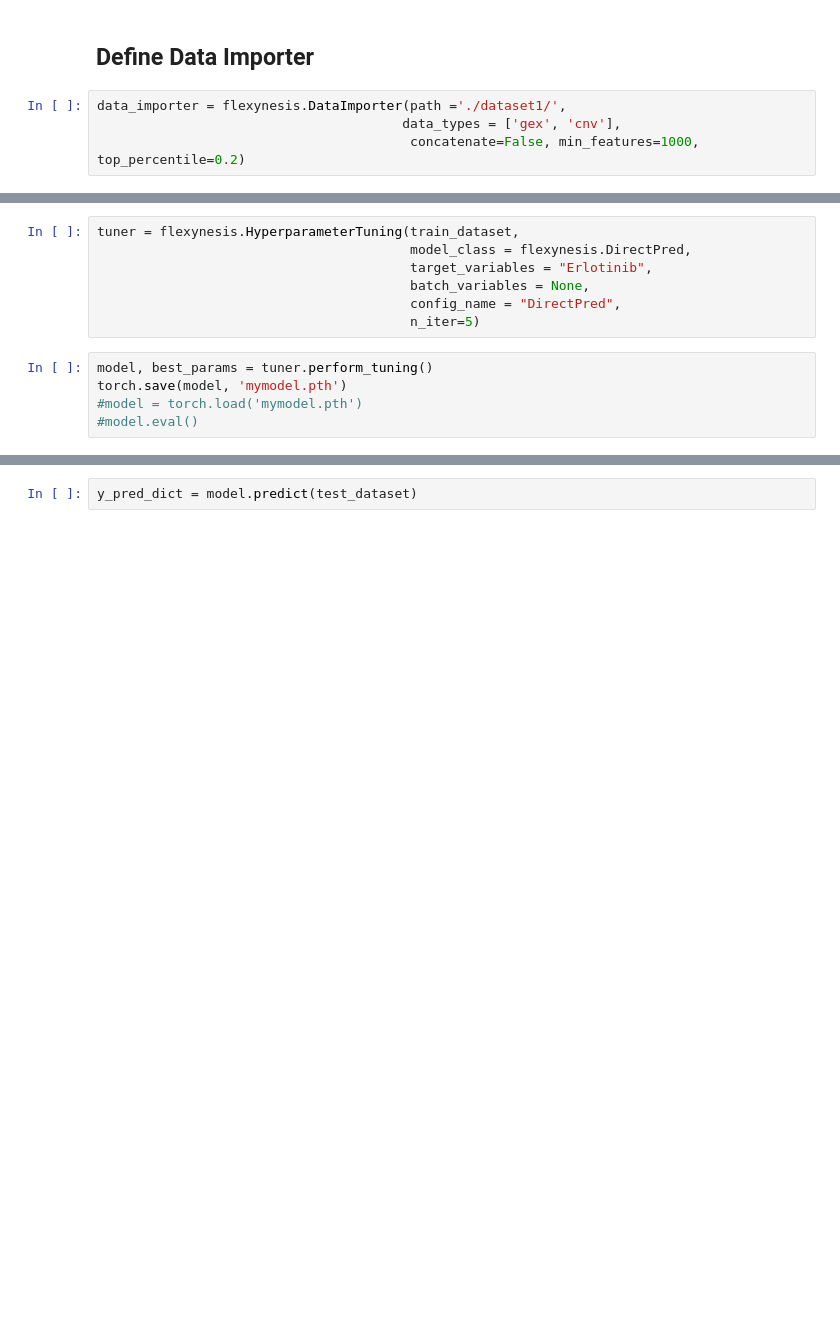
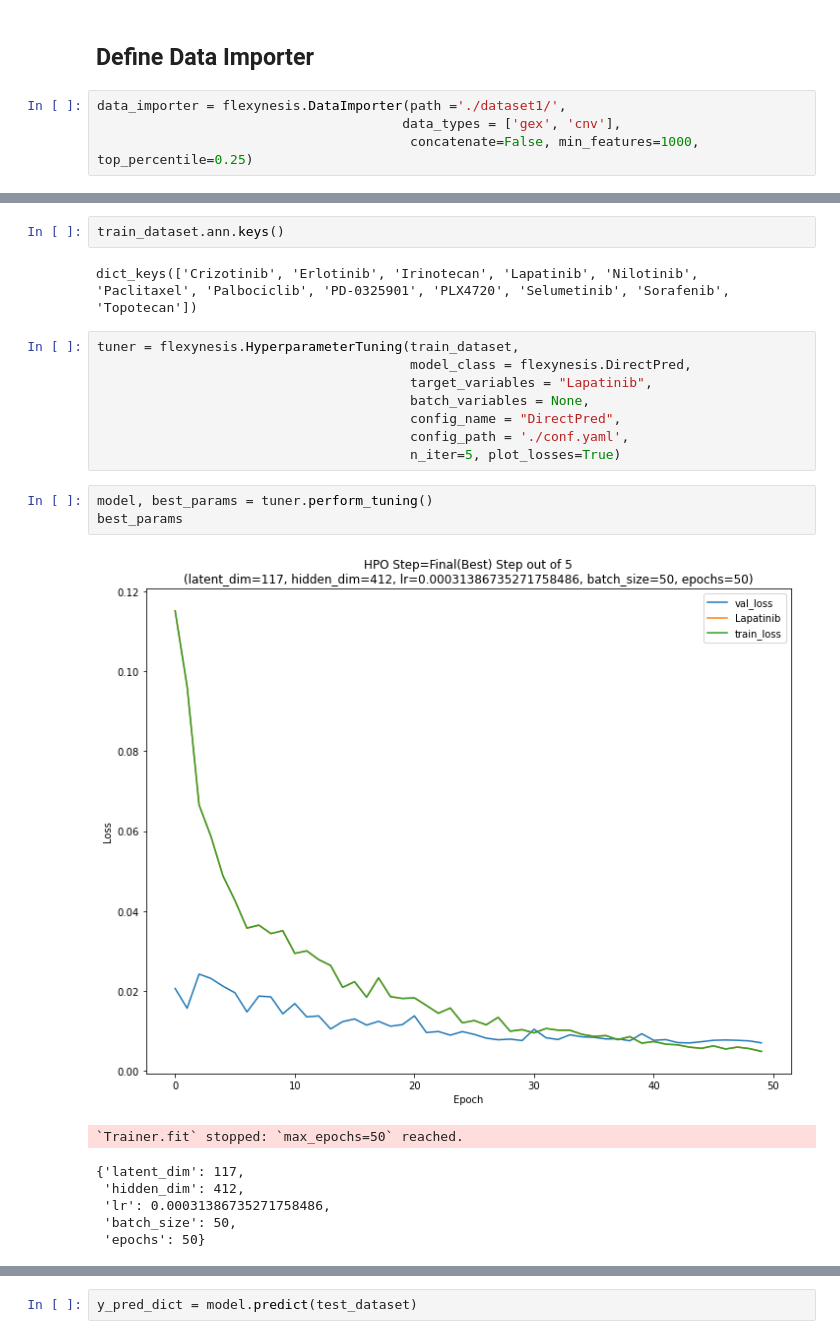
Before and after one commit to BIMSBbioinfo/flexynesis, a Jupyter notebook: examples/tutorials/modeling_drug_response.ipynb, the cells around one changed output, grey strips where cells are left out. Cells and saved outputs as stored; diff of their text form; blank space fills up the shorter version.

Commit message:
add more plots, simplify

```diff
--- a/examples/tutorials/modeling_drug_response.ipynb
+++ b/examples/tutorials/modeling_drug_response.ipynb
@@ -16,6 +16,6 @@ if not os.path.exists("dataset1"):
 # %%
 data_importer = flexynesis.DataImporter(path ='./dataset1/',
                                        data_types = ['gex', 'cnv'],
-                                        concatenate=False, min_features=1000, top_percentile=0.2)
+                                        concatenate=False, min_features=1000, top_percentile=0.25)
 # %%
 train_dataset, test_dataset = data_importer.import_data()
@@ -22,12 +47,23 @@ train_dataset, test_dataset = data_importer.import_data()
+# %%
+train_dataset.ann.keys()
+# %% [output]
+dict_keys(['Crizotinib', 'Erlotinib', 'Irinotecan', 'Lapatinib', 'Nilotinib', 'Paclitaxel', 'Palbociclib', 'PD-0325901', 'PLX4720', 'Selumetinib', 'Sorafenib', 'Topotecan'])
 # %%
 tuner = flexynesis.HyperparameterTuning(train_dataset,
                                         model_class = flexynesis.DirectPred,
-                                        target_variables = "Erlotinib",
+                                        target_variables = "Lapatinib",
                                         batch_variables = None,
                                         config_name = "DirectPred",
-                                        n_iter=5)
+                                        config_path = './conf.yaml',
+                                        n_iter=5, plot_losses=True)
 # %%
 model, best_params = tuner.perform_tuning()
-torch.save(model, 'mymodel.pth')
-#model = torch.load('mymodel.pth')
-#model.eval()
+best_params
+# %% [output]
+[figure, added]
+`Trainer.fit` stopped: `max_epochs=50` reached.
+{'latent_dim': 117,
+ 'hidden_dim': 412,
+ 'lr': 0.00031386735271758486,
+ 'batch_size': 50,
+ 'epochs': 50}
```
Also changed, not shown: parts of 12 cells of this notebook.
